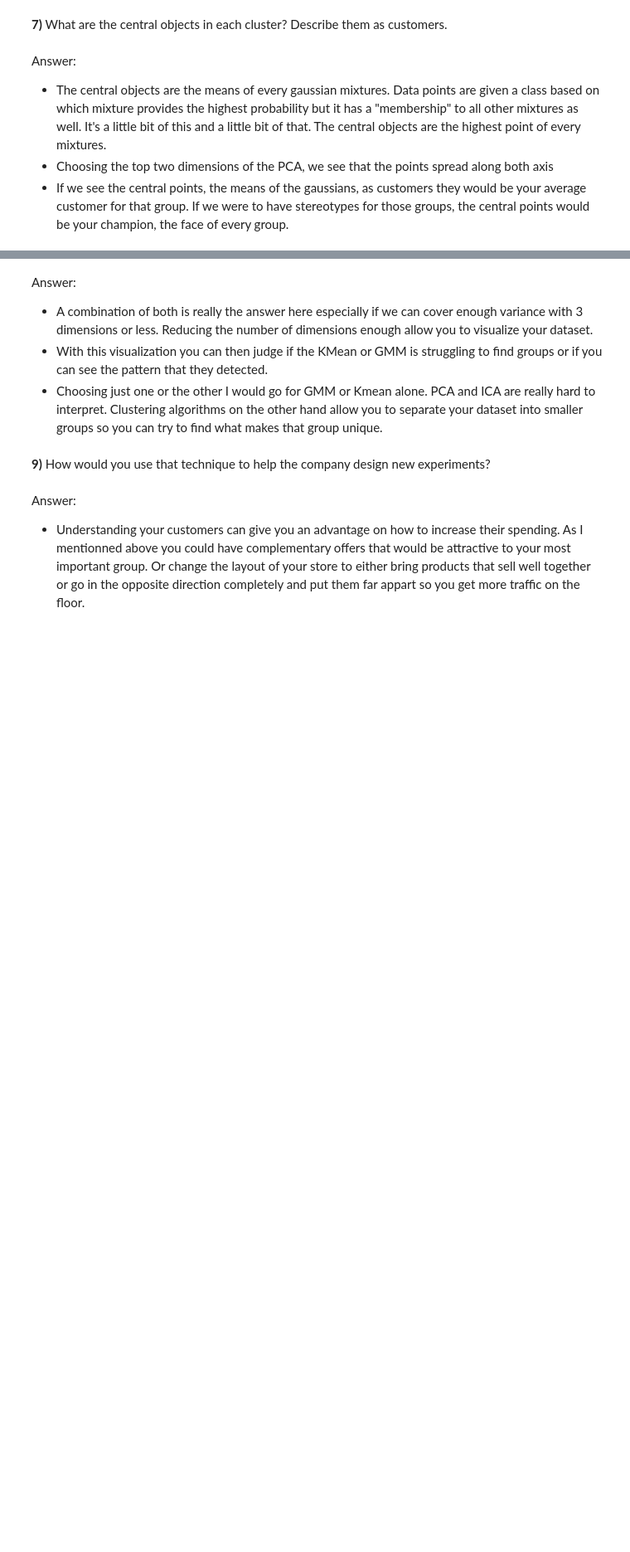
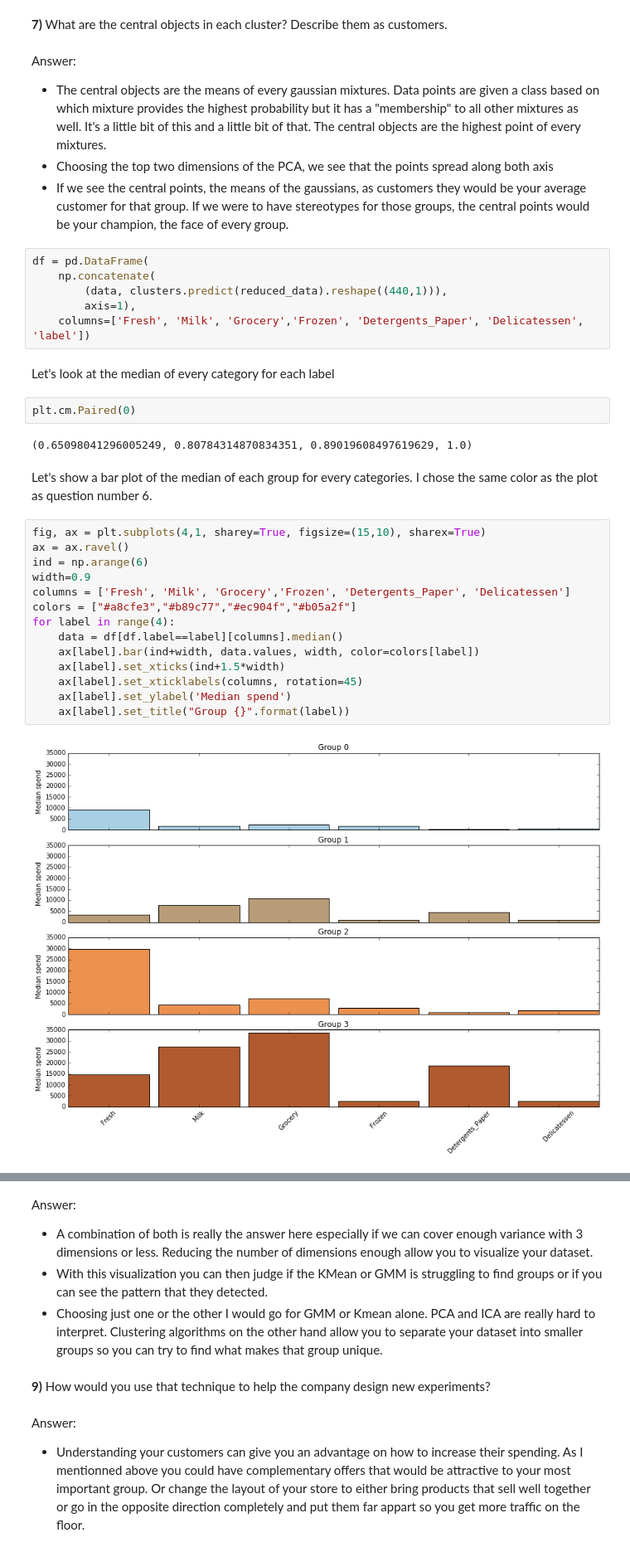
Before and after one commit to atremblay/MLND, a Jupyter notebook: P3/customer_segments.ipynb, the cells around one changed output, grey strips where cells are left out. Shown: that part at 83% size. Drawn from its saved outputs; the diff is of its cells as text; blank space fills up the shorter version.

```diff
--- a/P3/customer_segments.ipynb
+++ b/P3/customer_segments.ipynb
@@ -276,3 +276,33 @@ Answer:
 - The central objects are the means of every gaussian mixtures. Data points are given a class based on which mixture provides the highest probability but it has a "membership" to all other mixtures as well. It's a little bit of this and a little bit of that. The central objects are the highest point of every mixtures.
 - Choosing the top two dimensions of the PCA, we see that the points spread along both axis
 - If we see the central points, the means of the gaussians, as customers they would be your average customer for that group. If we were to have stereotypes for those groups, the central points would be your champion, the face of every group.
+# %%
+df = pd.DataFrame(
+    np.concatenate(
+        (data, clusters.predict(reduced_data).reshape((440,1))),
+        axis=1),
+    columns=['Fresh', 'Milk', 'Grocery','Frozen', 'Detergents_Paper', 'Delicatessen', 'label'])
+# %% [markdown]
+Let's look at the median of every category for each label
+# %%
+plt.cm.Paired(0)
+# %% [output]
+(0.65098041296005249, 0.80784314870834351, 0.89019608497619629, 1.0)
+# %% [markdown]
+Let's show a bar plot of the median of each group for every categories. I chose the same color as the plot as question number 6.
+# %%
+fig, ax = plt.subplots(4,1, sharey=True, figsize=(15,10), sharex=True)
+ax = ax.ravel()
+ind = np.arange(6)
+width=0.9
+columns = ['Fresh', 'Milk', 'Grocery','Frozen', 'Detergents_Paper', 'Delicatessen']
+colors = ["#a8cfe3","#b89c77","#ec904f","#b05a2f"]
+for label in range(4):
+    data = df[df.label==label][columns].median()
+    ax[label].bar(ind+width, data.values, width, color=colors[label])
+    ax[label].set_xticks(ind+1.5*width)
+    ax[label].set_xticklabels(columns, rotation=45)
+    ax[label].set_ylabel('Median spend')
+    ax[label].set_title("Group {}".format(label))
+# %% [output]
+[figure, added]
```
Also changed, not shown: parts of 13 cells of this notebook, 3 other files.
